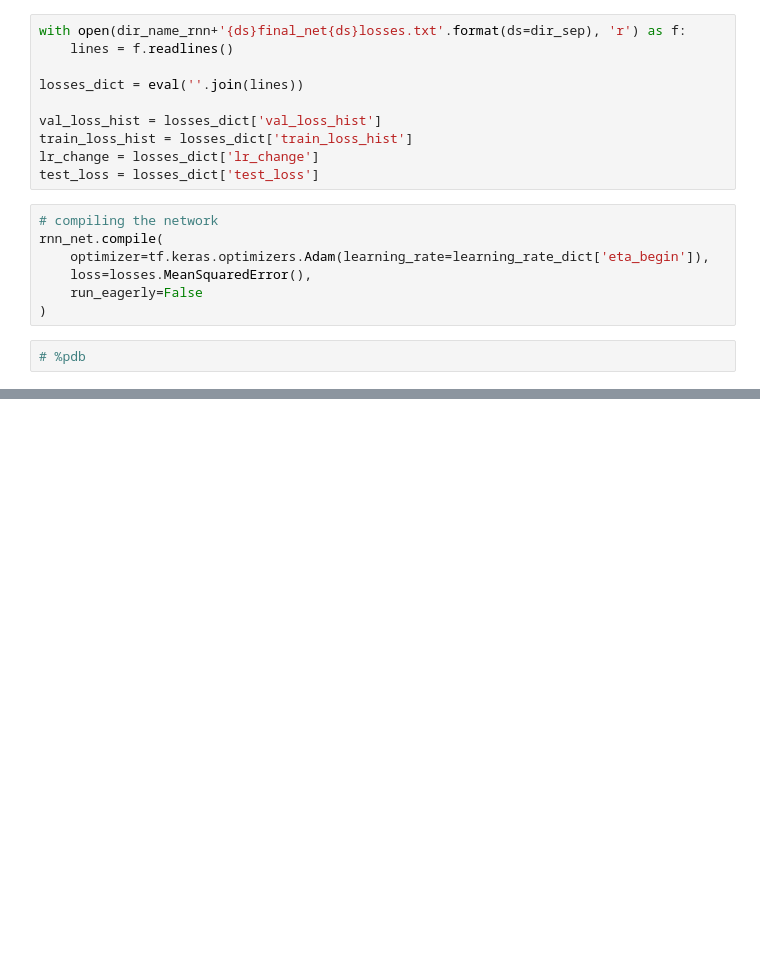
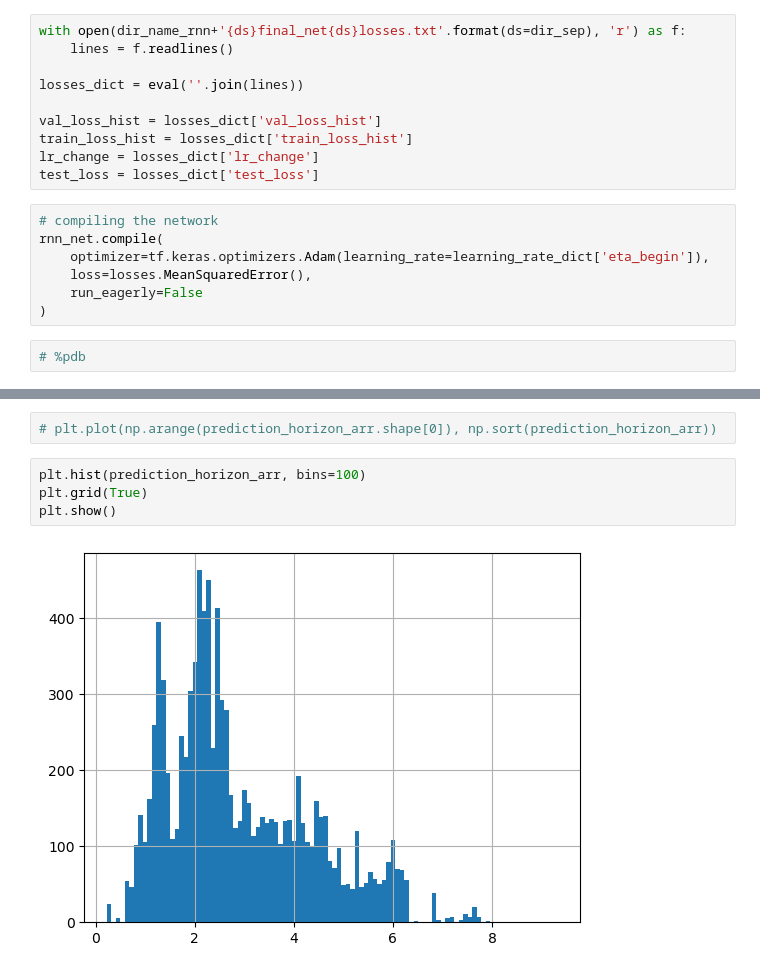
Before and after one commit to thisisrohan/MLROM, a Jupyter notebook: CDV/LoadingRNN-GRU-PredictionHorizon-AutoRegressiveMode.ipynb, the cells around one changed output, grey strips where cells are left out. Drawn from its saved outputs; the diff is of its cells as text; blank space fills up the shorter version.

```diff
--- a/CDV/LoadingRNN-GRU-PredictionHorizon-AutoRegressiveMode.ipynb
+++ b/CDV/LoadingRNN-GRU-PredictionHorizon-AutoRegressiveMode.ipynb
@@ -514,0 +536,8 @@ rnn_010 1.3082089999999966
+# %%
+# plt.plot(np.arange(prediction_horizon_arr.shape[0]), np.sort(prediction_horizon_arr))
+# %%
+plt.hist(prediction_horizon_arr, bins=100)
+plt.grid(True)
+plt.show()
+# %% [output]
+[figure, added]
```
Also changed, not shown: parts of 11 cells of this notebook, 11 other files.
